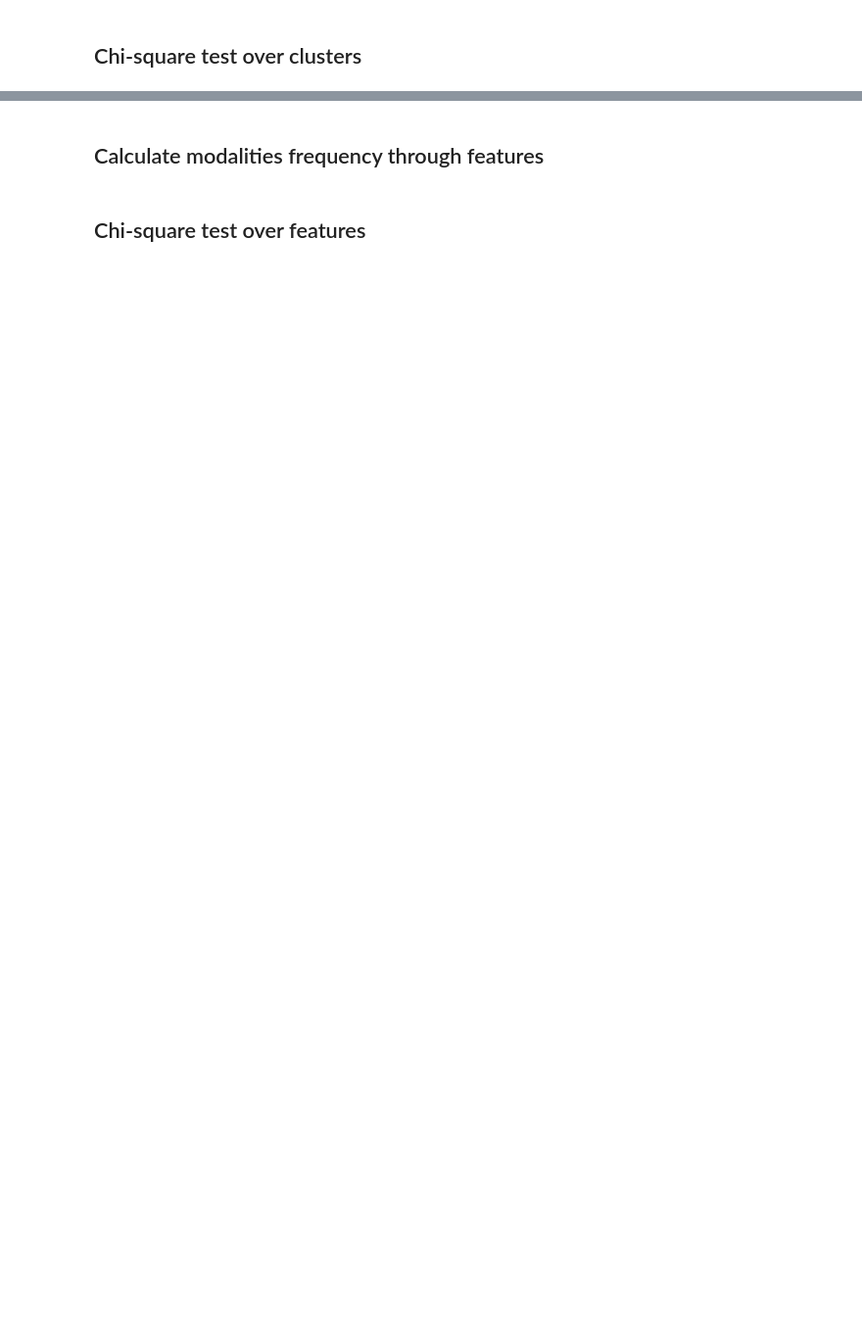
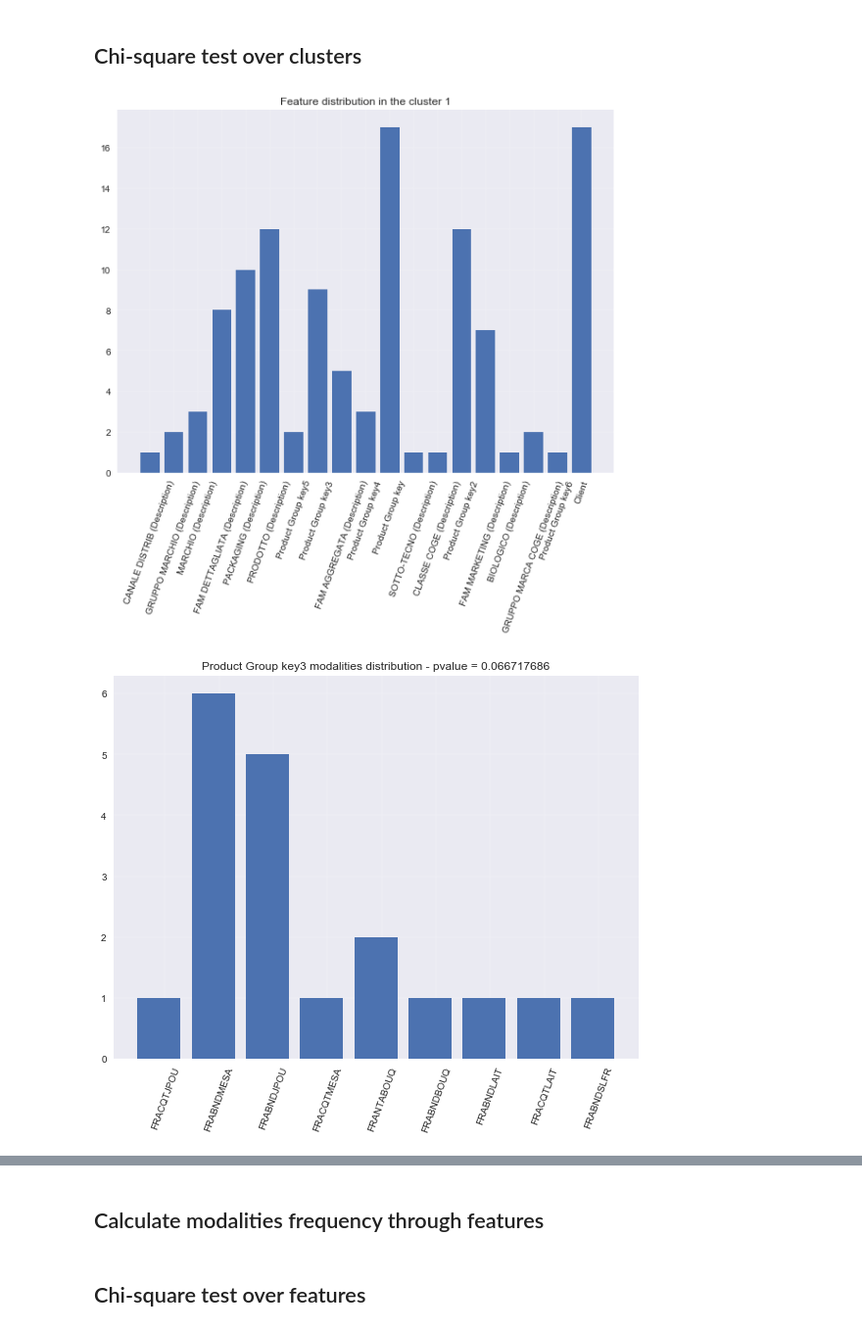
Before and after one commit to imad24/pc_clustering, a Jupyter notebook: notebooks/p2c4/0.4-imad-cluster-analysis.ipynb, the cells around one changed output, grey strips where cells are left out. Shown at 98% size. Drawn from its saved outputs; the diff is of its cells as text; code cells hidden in the pictures; blank space fills up the shorter version.

```diff
--- a/notebooks/p2c4/0.4-imad-cluster-analysis.ipynb
+++ b/notebooks/p2c4/0.4-imad-cluster-analysis.ipynb
@@ -159,32 +190,35 @@ pthreashold = 0.2
 features = product_cluster.columns[:-2]
 features = features.drop(unbalanced)
 
-clusters = [11]
+clusters = [1]
 
 
 res_features_over_cluster = [0]
 for c in clusters:
     #align each feature with its distrubtion in this cluster c
     cluster_feature_dist = clusters_feature_dist[c]
     dist = [len(x) for x in list(cluster_feature_dist.values())]
     keys = list(cluster_feature_dist.keys())
 
     #plot the dist of number of elements by feature in this clust
     plt.title("Feature distribution in the cluster %d"%c)
     plt.bar(range(len(keys)),dist)
     plt.xticks(range(len(keys)),keys,rotation=70)
 
     #for each feature display its distribution over modalities
     for feature in features:
         #get information from the previous array
         cluster_feature_dist = clusters_feature_dist[c]
         feature_distribution = list(cluster_feature_dist[feature].values())
         feature_keys = list(cluster_feature_dist[feature].keys())
         nftrs = len(feature_keys)
         chisq, p = chisquare(feature_distribution)
         if p<pthreashold:
             plt.figure()
             plt.title("%s modalities distribution - pvalue = %.9f"%(feature,p))
             plt.bar(np.arange(nftrs),feature_distribution)
             plt.xticks(np.arange(nftrs)+(1.0/nftrs),feature_keys,rotation=70 if nftrs>5 else 0)
     plt.show(block = True)
+# %% [output]
+[figure, added]
+[figure, added]
```
Also changed, not shown: parts of 9 cells of this notebook, 6 other files.
